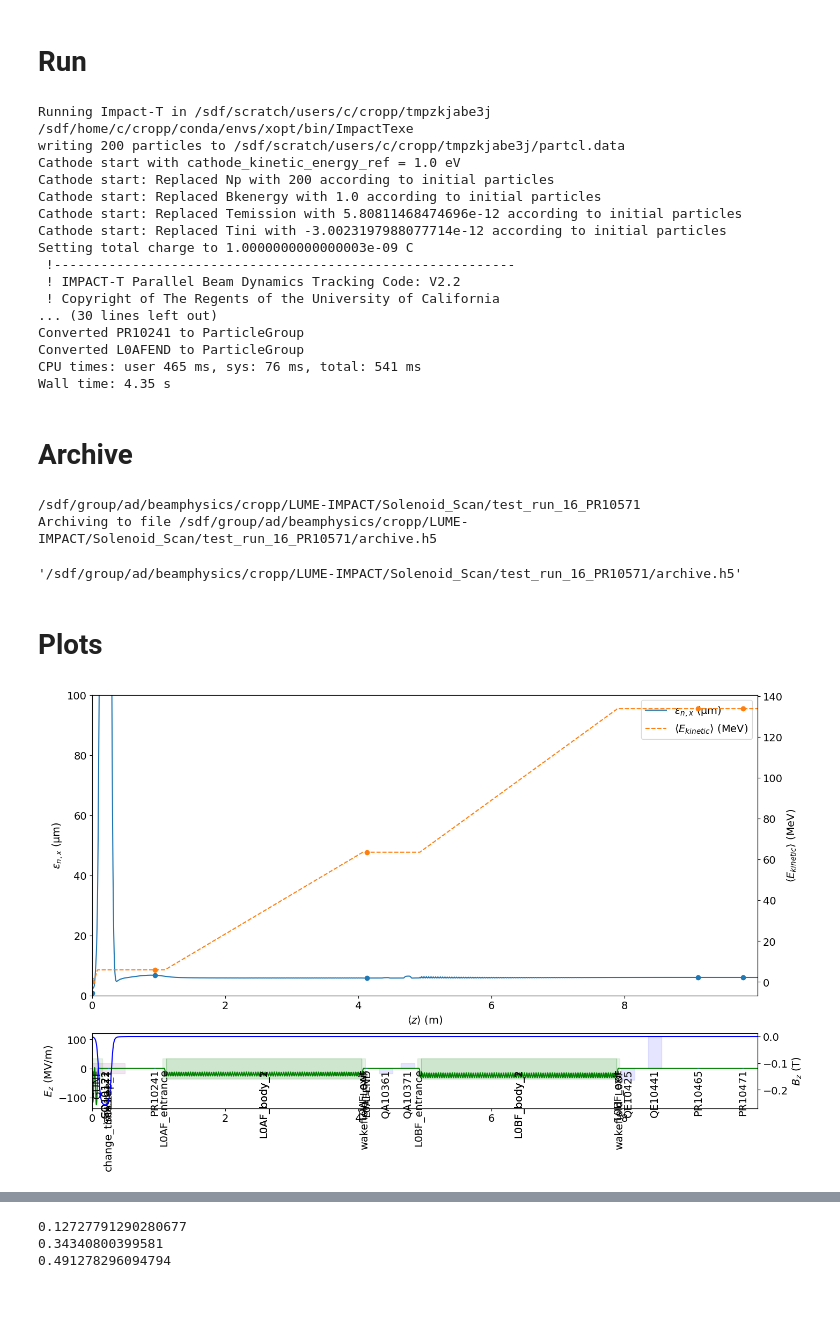
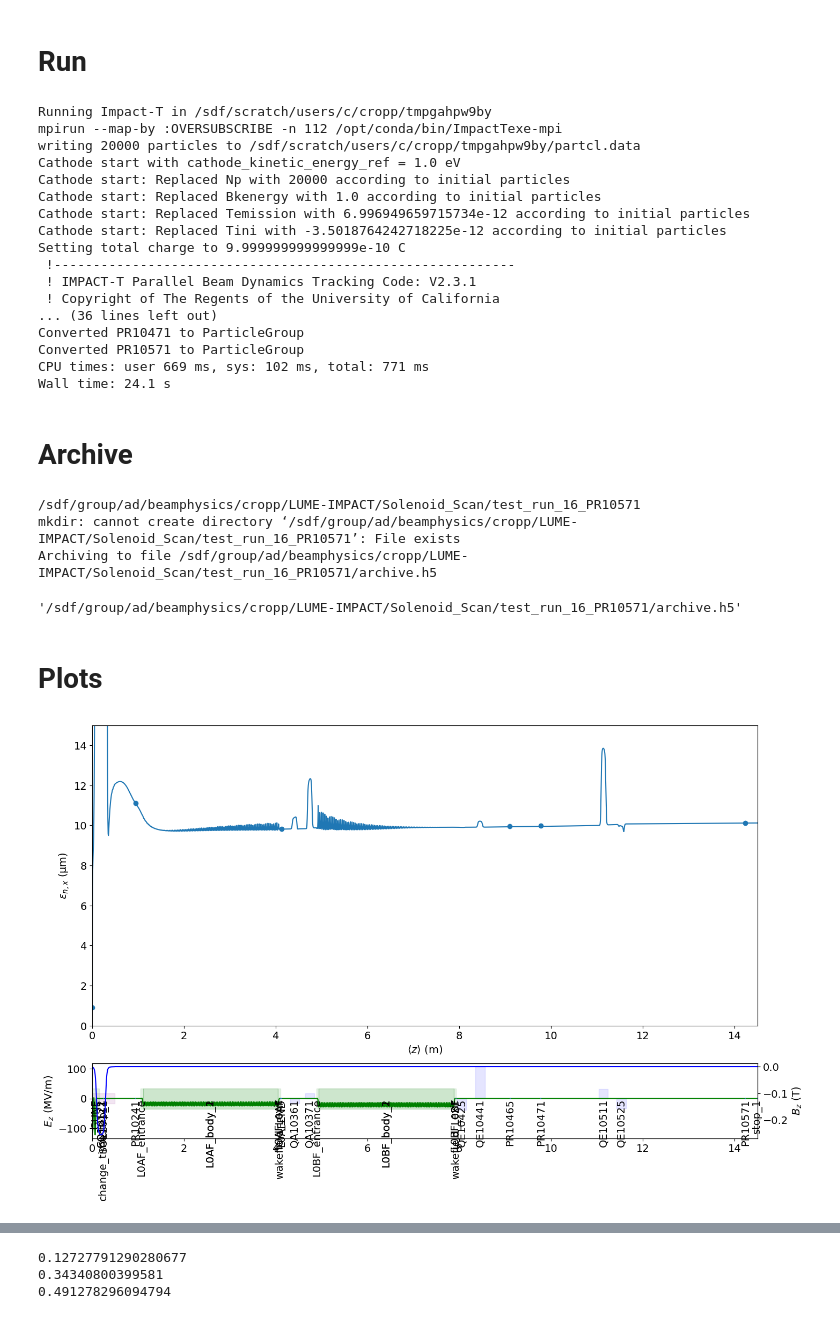
Before and after one commit to ericcropp/Impact-T_Examples, a Jupyter notebook: Run_Single_Sim/FACET_II_Run.ipynb, the cells around one changed output, grey strips where cells are left out. Drawn from its saved outputs; the diff is of its cells as text; code cells hidden in the pictures.

```diff
--- a/Run_Single_Sim/FACET_II_Run.ipynb
+++ b/Run_Single_Sim/FACET_II_Run.ipynb
@@ -24,22 +24,25 @@ GFILE = os.path.expandvars('distgen.yaml')
 
 
 SETTINGS0 = {
-    'numprocs':100,
-    'header:Nx':64,
-    'header:Ny':64,
-    'header:Nz':64,
+    'numprocs':115,
+    'header:Nx':16,
+    'header:Ny':16,
+    'header:Nz':16,
     'stop_1:s':14.5,
-    'distgen:n_particle':2e2,
+    'distgen:n_particle':2e4,
     'distgen:xy_dist:type': 'file2d',
     'distgen:xy_dist:file':'VCC.jpeg',
-    'GUNF:theta0_deg':26.8-90.5,
-    'GUNF:rf_field_scale': 126/2.44885*1e6,
+    'GUNF:theta0_deg':26.8-90.5+5,
+    'GUNF:rf_field_scale': 123/2.44885*1e6,
     'SOL10111:solenoid_field_scale':-0.41/1.6,
     'PR10241:sample_frequency':1,
     'workdir':os.path.expandvars('$SCRATCH'),
-    'command': '/sdf/home/c/cropp/conda/envs/xopt/bin/ImpactTexe',
-    'command_mpi': '/sdf/home/c/cropp/conda/envs/xopt/bin/ImpactTexe-mpi',
-    'mpi_run':'salloc --partition milano --account ad:beamphysics -N 1 -n {nproc} /usr/lib64/openmpi/bin/mpirun -n {nproc} {command_mpi}'
+    'command': '/opt/conda/bin/ImpactTexe',
+    'command_mpi': '/opt/conda/bin/ImpactTexe-mpi',
+    'mpi_run':'mpirun --map-by :OVERSUBSCRIBE -n {nproc} {command_mpi}'
+    # 'command': '/sdf/home/c/cropp/conda/envs/xopt/bin/ImpactTexe',
+    # 'command_mpi': '/sdf/home/c/cropp/conda/envs/xopt/bin/ImpactTexe-mpi',
+    # 'mpi_run':'salloc --partition milano --account ad:beamphysics -N 1 -n {nproc} /usr/lib64/openmpi/bin/mpirun -n {nproc} {command_mpi}'
 }
 # %%
 if Sim_End == 'L0AFEND':
@@ -144,5 +147,7 @@ Set Phase: 24.18336029595965, Scale: 36613067.49720767
 # %% [markdown]
 # Update distribution with real parameters
+# %%
+I['L0AF_Phase']['theta0_deg']=I['L0AF_Phase']['theta0_deg']-20
 # %%
 G=update_distgen(G,SETTINGS0,verbose=True)
 G.input
@@ -199,23 +205,23 @@ I.workdir = os.path.expandvars('$SCRATCH')
 I.verbose=True
 I.run()
 # %% [output]
-Running Impact-T in /sdf/scratch/users/c/cropp/tmpzkjabe3j
-/sdf/home/c/cropp/conda/envs/xopt/bin/ImpactTexe
-writing 200 particles to /sdf/scratch/users/c/cropp/tmpzkjabe3j/partcl.data
+Running Impact-T in /sdf/scratch/users/c/cropp/tmpgahpw9by
+mpirun --map-by :OVERSUBSCRIBE -n 112 /opt/conda/bin/ImpactTexe-mpi
+writing 20000 particles to /sdf/scratch/users/c/cropp/tmpgahpw9by/partcl.data
 Cathode start with cathode_kinetic_energy_ref = 1.0 eV
-Cathode start: Replaced Np with 200 according to initial particles
+Cathode start: Replaced Np with 20000 according to initial particles
 Cathode start: Replaced Bkenergy with 1.0 according to initial particles
-Cathode start: Replaced Temission with 5.80811468474696e-12 according to initial particles
-Cathode start: Replaced Tini with -3.0023197988077714e-12 according to initial particles
-Setting total charge to 1.0000000000000003e-09 C
+Cathode start: Replaced Temission with 6.996949659715734e-12 according to initial particles
+Cathode start: Replaced Tini with -3.5018764242718225e-12 according to initial particles
+Setting total charge to 9.999999999999999e-10 C
  !-----------------------------------------------------------
- ! IMPACT-T Parallel Beam Dynamics Tracking Code: V2.2
+ ! IMPACT-T Parallel Beam Dynamics Tracking Code: V2.3.1
  ! Copyright of The Regents of the University of California
-... (30 lines left out)
-Converted PR10241 to ParticleGroup
-Converted L0AFEND to ParticleGroup
-CPU times: user 465 ms, sys: 76 ms, total: 541 ms
-Wall time: 4.35 s
+... (36 lines left out)
+Converted PR10471 to ParticleGroup
+Converted PR10571 to ParticleGroup
+CPU times: user 669 ms, sys: 102 ms, total: 771 ms
+Wall time: 24.1 s
 # %% [markdown]
 # Archive
 # %%
@@ -228,12 +234,13 @@ afile = f'{filepath}/archive.h5'
 I.archive(afile)
 # %% [output]
 /sdf/group/ad/beamphysics/cropp/LUME-IMPACT/Solenoid_Scan/test_run_16_PR10571
+mkdir: cannot create directory ‘/sdf/group/ad/beamphysics/cropp/LUME-IMPACT/Solenoid_Scan/test_run_16_PR10571’: File exists
 Archiving to file /sdf/group/ad/beamphysics/cropp/LUME-IMPACT/Solenoid_Scan/test_run_16_PR10571/archive.h5
 '/sdf/group/ad/beamphysics/cropp/LUME-IMPACT/Solenoid_Scan/test_run_16_PR10571/archive.h5'
 # %% [markdown]
 # Plots
 # %%
 I['group']
-I.plot('norm_emit_x', y2='mean_kinetic_energy', ylim=(0, 100e-6), figsize=(16,10), include_labels=True)
+I.plot('norm_emit_x', ylim=(0, 15e-6), figsize=(16,10), include_labels=True)
 # %% [output]
-[figure, old version]
+[figure, new version]
```
Also changed, not shown: parts of 7 cells of this notebook, 2 other files.
